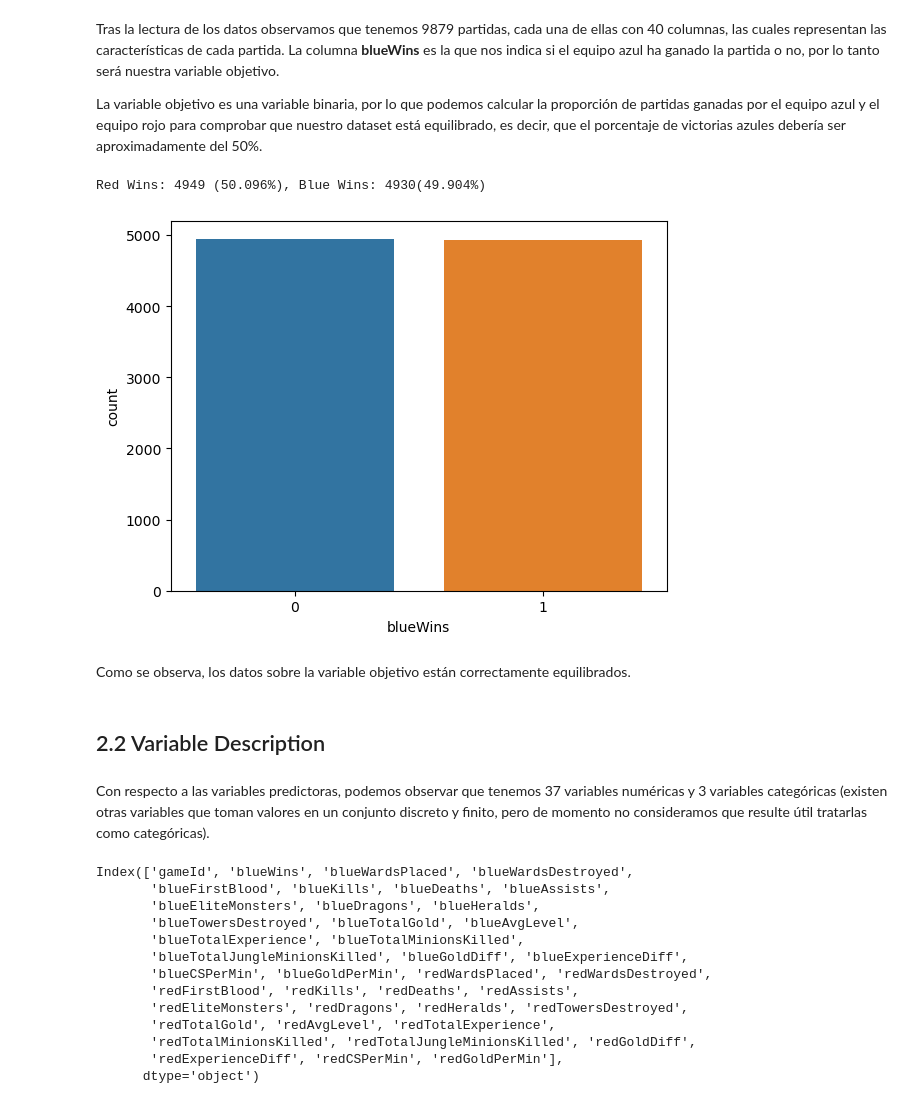
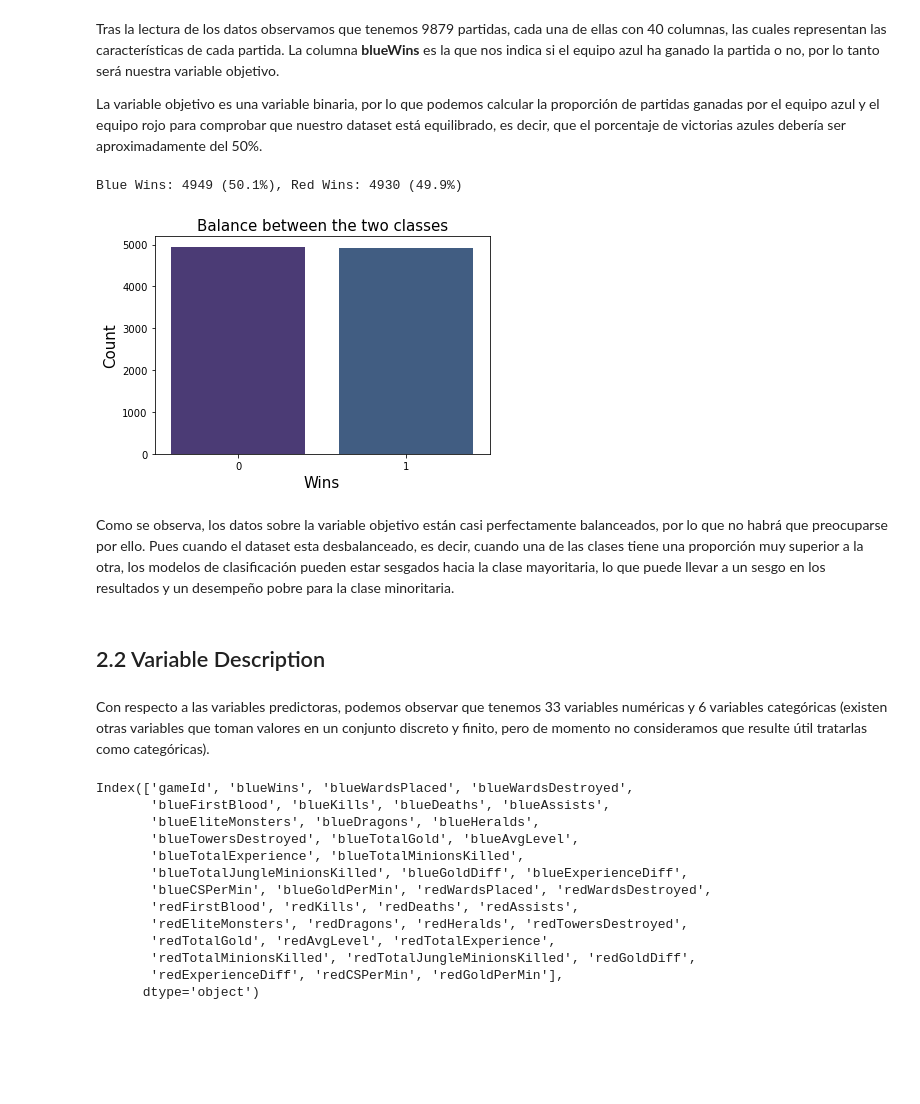
Before and after one commit to 0J0P0/Machine-Learning-Project, a Jupyter notebook: project.ipynb, the cells around one changed output. Cells and saved outputs as stored; diff of their text form; code cells hidden in the pictures; blank space fills up the shorter version.

```diff
--- a/project.ipynb
+++ b/project.ipynb
@@ -77,21 +93,24 @@ Tras la lectura de los datos observamos que tenemos 9879 partidas, cada una de e
 
 La variable objetivo es una variable binaria, por lo que podemos calcular la proporción de partidas ganadas por el equipo azul y el equipo rojo para comprobar que nuestro dataset está equilibrado, es decir, que el porcentaje de victorias azules debería ser aproximadamente del 50%.
 # %%
-Bw = dataset.blueWins
-W, L = Bw.value_counts()
+# W is the number of blue wins, L is the number of red wins
+W, L = dataset['blueWins'].value_counts()
 
-# countplot of blueWins
+plt.title('Balance between the two classes', fontsize=15)
 sns.countplot(x='blueWins', data=dataset)
-print('Red Wins: {} ({}%), Blue Wins: {}({}%)'.format(W,round(100*W/(W+L),3),L,round(100*L/(W+L),3)))
+plt.xlabel('Wins', fontsize=15)
+plt.ylabel('Count', fontsize=15)
+sns.set_palette("viridis")
+print('Blue Wins: {} ({}%), Red Wins: {} ({}%)'.format(W,round(100*W/(W+L),2),L,round(100*L/(W+L),2)))
 # %% [output]
-Red Wins: 4949 (50.096%), Blue Wins: 4930(49.904%)
+Blue Wins: 4949 (50.1%), Red Wins: 4930 (49.9%)
-[figure, old version]
+[figure, new version]
-# %% [markdown]
-Como se observa, los datos sobre la variable objetivo están correctamente equilibrados.
+# %% [markdown]
+Como se observa, los datos sobre la variable objetivo están casi perfectamente balanceados, por lo que no habrá que preocuparse por ello. Pues cuando el dataset esta desbalanceado, es decir, cuando una de las clases tiene una proporción muy superior a la otra, los modelos de clasificación pueden estar sesgados hacia la clase mayoritaria, lo que puede llevar a un sesgo en los resultados y un desempeño pobre para la clase minoritaria.
 # %% [markdown]
 ## 2.2 Variable Description
 # %% [markdown]
-Con respecto a las variables predictoras, podemos observar que tenemos 37 variables numéricas y 3 variables categóricas (existen otras variables que toman valores en un conjunto discreto y finito, pero de momento no consideramos que resulte útil tratarlas como categóricas).
+Con respecto a las variables predictoras, podemos observar que tenemos 33 variables numéricas y 6 variables categóricas (existen otras variables que toman valores en un conjunto discreto y finito, pero de momento no consideramos que resulte útil tratarlas como categóricas).
 # %%
 dataset.columns
 # %% [output]
```
Also changed, not shown: parts of 19 cells of this notebook.
